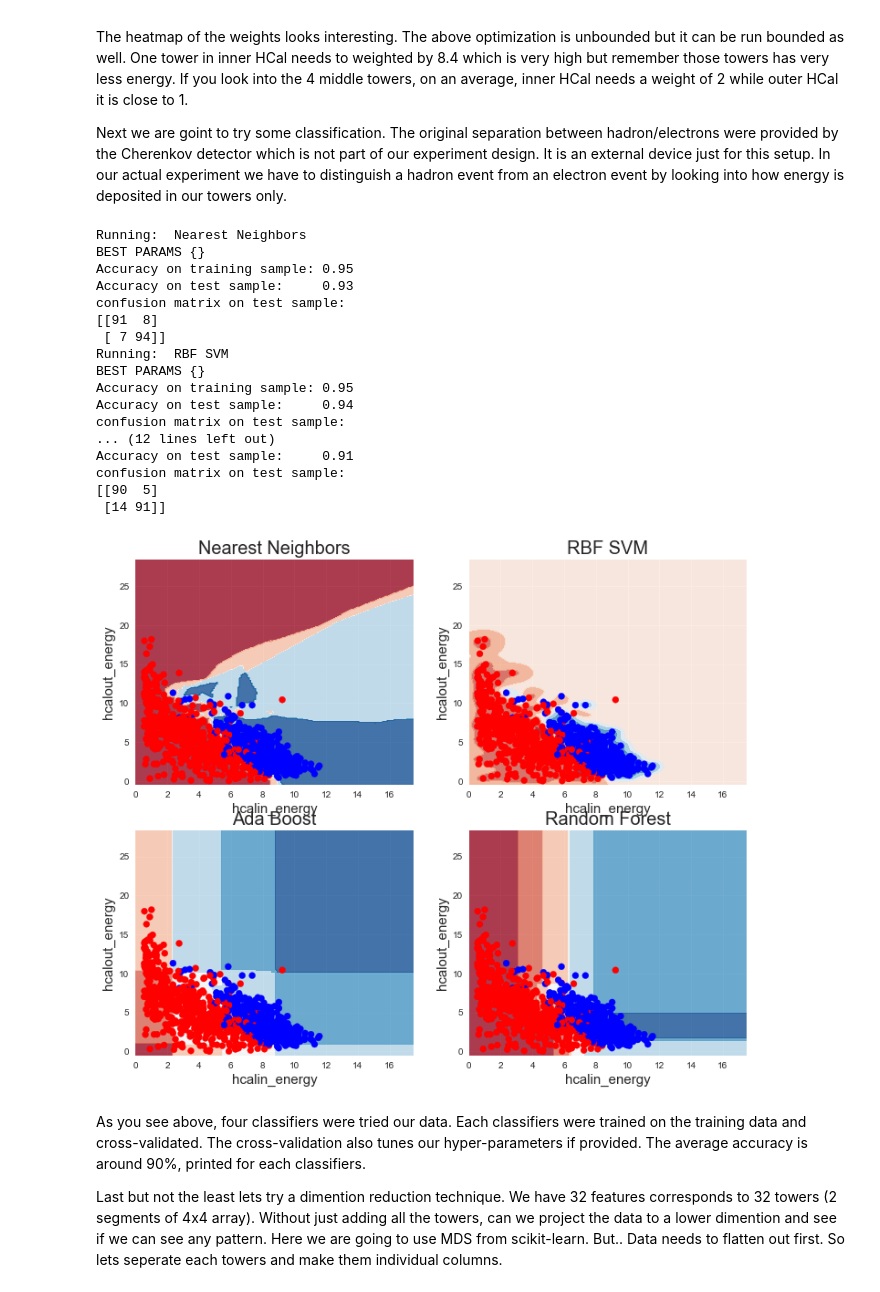
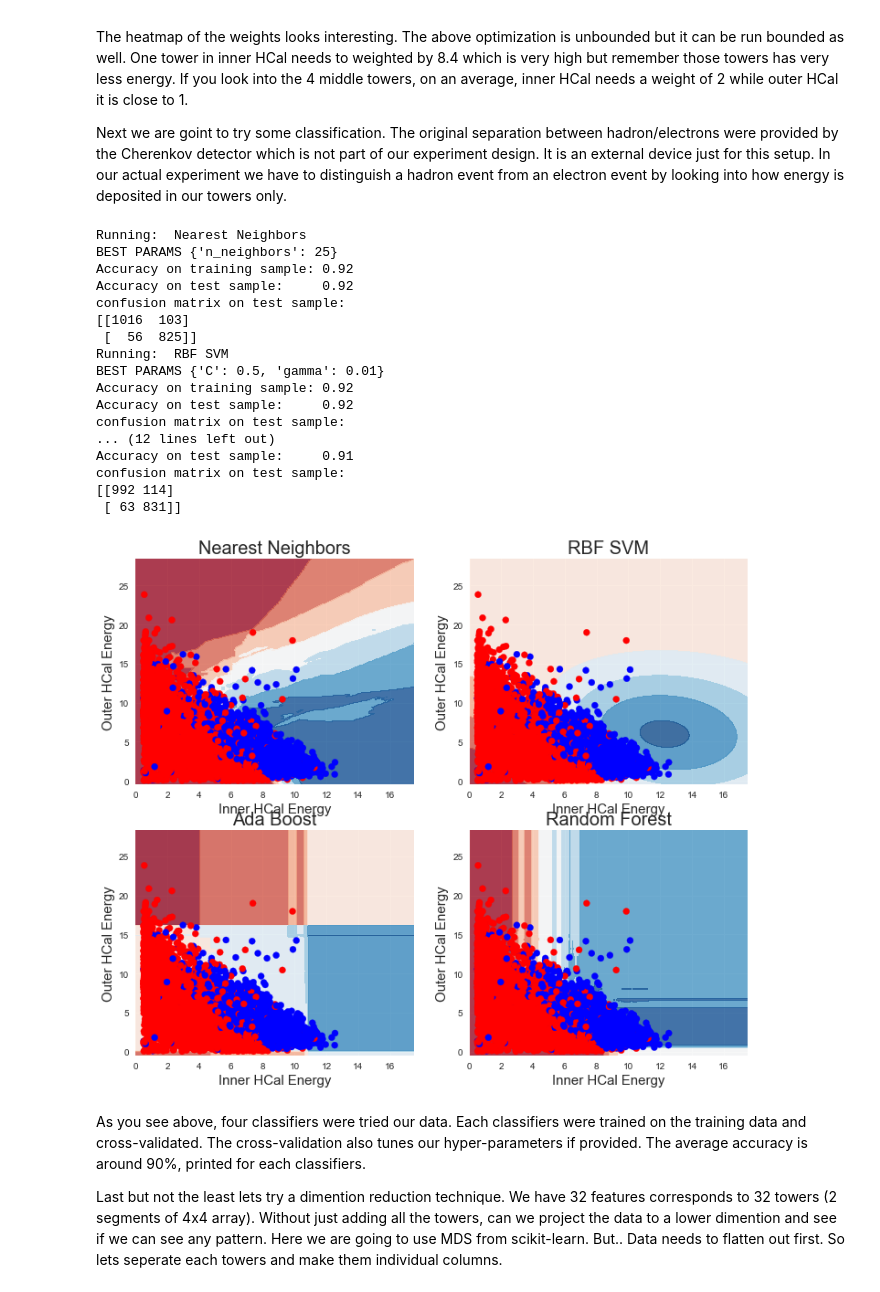
Before and after one commit to sen1/HCal-notebook, a Jupyter notebook: HCal.ipynb, the cells around one changed output. Saved outputs shown, nothing was run; the diff lists cells and outputs as text; code cells hidden in the pictures.

```diff
--- a/HCal.ipynb
+++ b/HCal.ipynb
@@ -320,12 +320,10 @@ def do_classify(clf, parameters, indf, featurenames, targetname, standardize=Fal
     print "Accuracy on test sample:     %0.2f" % (test_accuracy)
     print 'confusion matrix on test sample: '
     print confusion_matrix(ytest, clf.predict(Xtest))
-    #ypred = clf.predict(X)
-    return clf #, ypred
+    return clf
 
-
-df = df[df.good_e+df.good_h==1]
-dfs = df.sample(1000)
+df = df[df['good_e'] | df['good_h']]
+dfs = df.sample(10000)
 
 xcolumns = ['hcalin_sum','hcalout_sum']
 target = ['good_e']
@@ -333,57 +331,57 @@ target = ['good_e']
 names = ["Nearest Neighbors", "RBF SVM", "Ada Boost", "Random Forest"]
 
 classifiers = [
-    KNeighborsClassifier(3),
-    SVC(gamma=2, C=1),
+    KNeighborsClassifier(),
+    SVC(),
     AdaBoostClassifier(),
-    RandomForestClassifier(max_depth=5, n_estimators=10, max_features=1),
+    RandomForestClassifier(),
     ]
 
 param_grids = [
-    {},
-    {},
-    {},
-    {"min_samples_leaf": [0.05, 0.10, 0.20, 0.30]},
+    {"n_neighbors": [10,15,25]},
+    {"C": [0.1, 0.5, 1.], "gamma":[0.01, 0.1, 0.5]},
+    {"n_estimators": [70, 100, 150] },
+    {"n_estimators": [70, 100, 150], "min_samples_leaf":[4, 10, 15]},
 ]
 
 figure = plt.figure(figsize=(12, 10))
 for i, (name, clf, par) in enumerate(zip(names,classifiers,param_grids)):
     print 'Running: ', name
     clf_fit = do_classify(clf, par, dfs, xcolumns, target)
     ax = plt.subplot(2, 2, i+1)
     ax.set_title(name, fontsize=20)
     xx, yy = np.meshgrid(np.arange(df['hcalin_sum'].min()-0.5,df['hcalin_sum'].max()+0.5,0.1),
                          np.arange(df['hcalout_sum'].min()-0.5,df['hcalout_sum'].max()+0.5,0.1))
     if hasattr(clf, "decision_function"):
         Z = clf_fit.decision_function(np.c_[xx.ravel(), yy.ravel()])
     else:
         Z = clf_fit.predict_proba(np.c_[xx.ravel(), yy.ravel()])[:, 1]
     Z = Z.reshape(xx.shape)
     cm = plt.cm.RdBu
     cm_bright = ListedColormap(['#FF0000', '#0000FF'])
     ax.contourf(xx,yy,Z,cmap=cm,alpha=0.8)
     ax.scatter(dfs['hcalin_sum'], dfs['hcalout_sum'], c=dfs['good_e'], cmap=cm_bright)
-    ax.set_xlabel('hcalin_energy', fontsize=15)
-    ax.set_ylabel('hcalout_energy', fontsize=15)
+    ax.set_xlabel('Inner HCal Energy', fontsize=15)
+    ax.set_ylabel('Outer HCal Energy', fontsize=15)
 # %% [output]
 Running:  Nearest Neighbors
-BEST PARAMS {}
-Accuracy on training sample: 0.95
-Accuracy on test sample:     0.93
+BEST PARAMS {'n_neighbors': 25}
+Accuracy on training sample: 0.92
+Accuracy on test sample:     0.92
 confusion matrix on test sample:
-[[91  8]
- [ 7 94]]
+[[1016  103]
+ [  56  825]]
 Running:  RBF SVM
-BEST PARAMS {}
-Accuracy on training sample: 0.95
-Accuracy on test sample:     0.94
+BEST PARAMS {'C': 0.5, 'gamma': 0.01}
+Accuracy on training sample: 0.92
+Accuracy on test sample:     0.92
 confusion matrix on test sample:
 ... (12 lines left out)
 Accuracy on test sample:     0.91
 confusion matrix on test sample:
-[[90  5]
- [14 91]]
+[[992 114]
+ [ 63 831]]
-[figure, old version]
+[figure, new version]
 # %% [markdown]
 As you see above, four classifiers were tried our data. Each classifiers were trained on the training data and cross-validated. The cross-validation also tunes our hyper-parameters if provided. The average accuracy is around 90%, printed for each classifiers.
 
```
Also changed, not shown: parts of 9 cells of this notebook.
